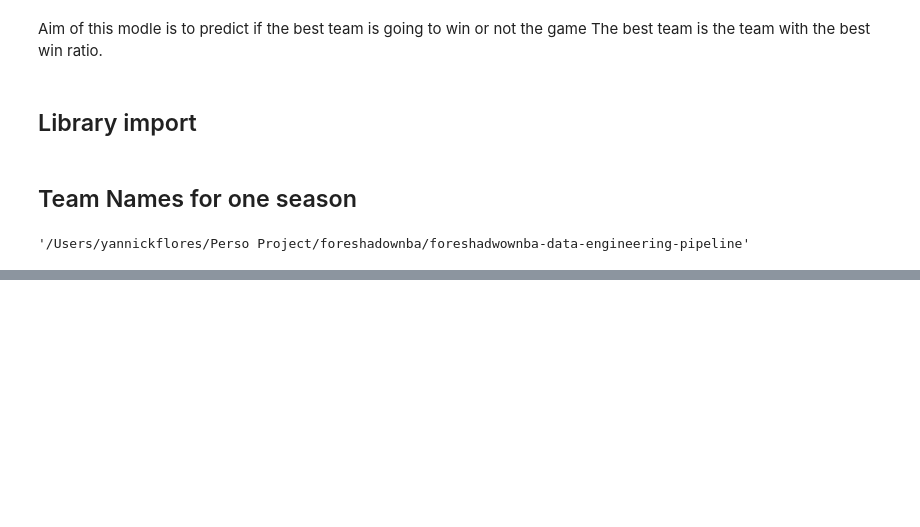
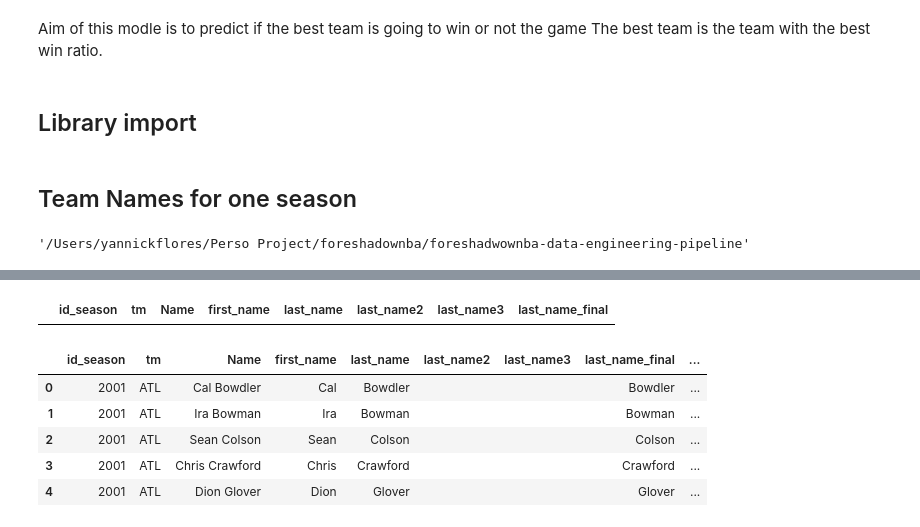
Before and after one commit to yannick-yf/foreshadwownba-data-engineering-pipeline, a Jupyter notebook: manual_verif.ipynb, the cells around one changed output, grey strips where cells are left out. Drawn from its saved outputs; the diff is of its cells as text; code cells hidden in the pictures; blank space fills up the shorter version.

```diff
--- a/manual_verif.ipynb
+++ b/manual_verif.ipynb
@@ -37,0 +49,20 @@ test.head()
+# %%
+#-------------------------------
+# Remove ponctuation to the Name
+
+list_players['Name'] = list_players['Name'].str.normalize('NFKD').str.encode('ascii', errors='ignore').str.decode('utf-8')
+# list_players[list_players['last_name_final'].str.contains('é', regex=False)]
+# %%
+#-------------------------------
+# Remove specifc character
+
+list_players['Name'] = list_players['Name'].str.replace("'", '', regex=True)
+list_players['Name'] = list_players['Name'].str.replace("-", '', regex=True)
+list_players['Name'] = list_players['Name'].str.replace(".", '', regex=True)
+# %%
+#----------------------
+# str split to get name and surnmae
+
+test = list_players['Name'].str.split(pat = ' ', expand = True)
+list_players[['first_name', 'last_name', 'last_name2', 'last_name3']] = test
+list_players.head()
@@ -37,0 +119,21 @@ test.head()
+# %%
+# Charlie Brown Jr.	b/brownch01
+# 10043	Javonte Green	g/greenja01
+# 10586	Justin Wright-Foreman
+
+list_players[list_players['Name'] =='Charlie Brown Jr.']
+# %% [output]
+|  | id_season | tm | Name | first_name | last_name | last_name2 | last_name3 | last_name_final |
+# %%
+#----------------------
+# substr(tolower(list_player$Surname),1,1)
+
+list_players['id_part_1'] = list_players['last_name_final'].str.lower().str[0]
+list_players.head()
+# %% [output]
+|  | id_season | tm | Name | first_name | last_name | last_name2 | last_name3 | last_name_final | ... |
+| 0 | 2001 | ATL | Cal Bowdler | Cal | Bowdler |  |  | Bowdler | ... |
+| 1 | 2001 | ATL | Ira Bowman | Ira | Bowman |  |  | Bowman | ... |
+| 2 | 2001 | ATL | Sean Colson | Sean | Colson |  |  | Colson | ... |
+| 3 | 2001 | ATL | Chris Crawford | Chris | Crawford |  |  | Crawford | ... |
+| 4 | 2001 | ATL | Dion Glover | Dion | Glover |  |  | Glover | ... |
```
Also changed, not shown: parts of 22 cells of this notebook, 3 other files.
